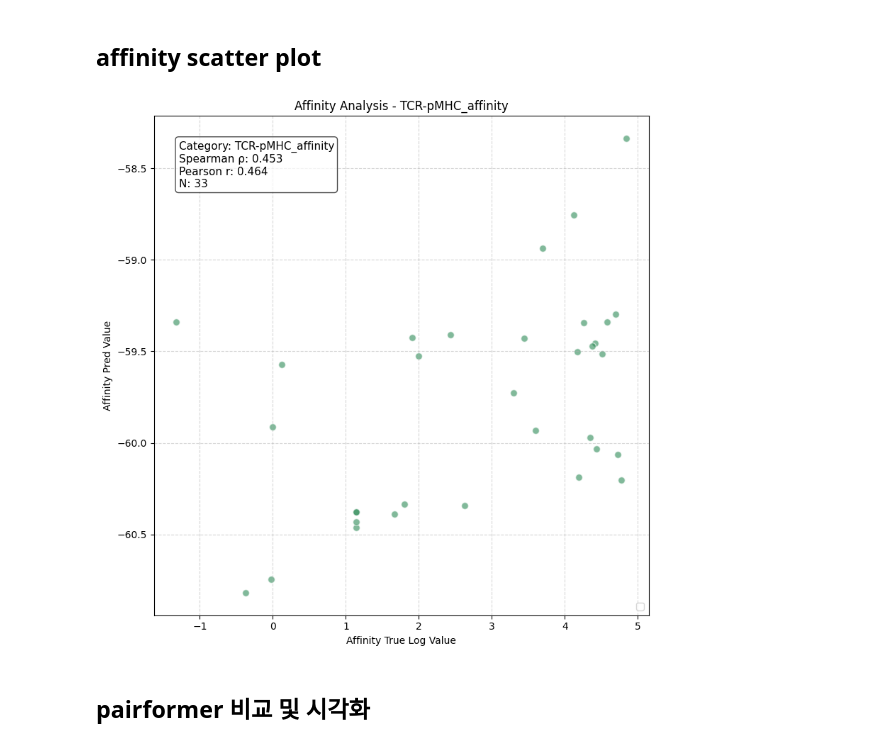
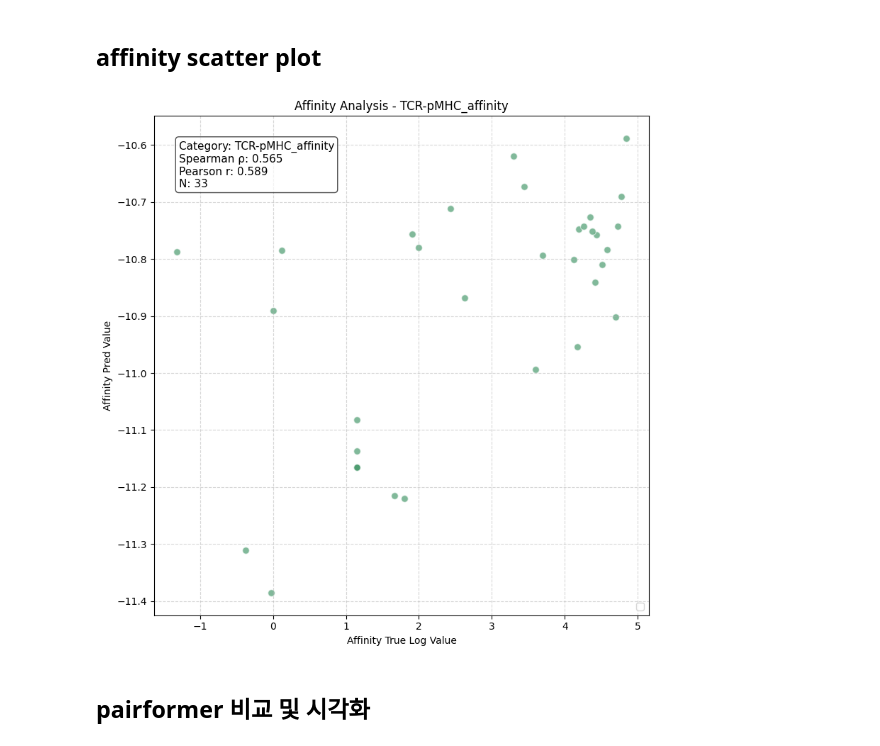
Before and after one commit to shp2001/protein-frame-flow, a Jupyter notebook: notebook/check_metric.ipynb, the cells around one changed output. Saved outputs shown, nothing was run; the diff lists cells and outputs as text; code cells hidden in the pictures.

```diff
--- a/notebook/check_metric.ipynb
+++ b/notebook/check_metric.ipynb
@@ -473,7 +473,7 @@ select_category = "TCR-pMHC_affinity" # Unknown_affinity, TCR-pMHC_affinity, Ant
 # -------------------------------------------------
 # 2. 경로 설정
 # -------------------------------------------------
-base_path = "/home/psh/protein-frame-flow/inference_outputs/v2.4.0_affinity_no_norm_g/2026-02-10_21-32-21/epoch=51-step=1404/run_2026-02-11_20-08-49"
+base_path = "/home/psh/protein-frame-flow/inference_outputs/v2.4.0_affinity_no_norm_g_4_ratio/2026-02-11_22-08-25/epoch=41-step=2394/run_2026-02-12_18-35-09"
 
 
 # -------------------------------------------------
@@ -541,34 +541,34 @@ if len(preds) > 0:
         f"Category: {select_category}\n"
         f"Spearman ρ: {spearman_corr:.3f}\n"
         f"Pearson r: {pearson_corr:.3f}\n"
         f"N: {found_count}"
     )
 
     plt.gca().text(
         0.05,
         0.95,
         stats_text,
         transform=plt.gca().transAxes,
         fontsize=11,
         verticalalignment="top",
         bbox=dict(boxstyle="round", facecolor="white", alpha=0.7)
     )
 
     plt.xlabel("Affinity True Log Value")
     plt.ylabel("Affinity Pred Value")
     plt.title(f"Affinity Analysis - {select_category}")
 
     plt.legend(loc="lower right")
     plt.grid(True, linestyle="--", alpha=0.5)
 
     plt.tight_layout()
     plt.show()
 
 else:
     print(f"경고: '{select_category}' 카테고리에 해당하는 데이터를 찾지 못했습니다.")
     print("실제 JSON에 들어있는 카테고리 예시를 확인해보세요.")
 # %% [output]
-[figure, old version]
+[figure, new version]
 # %% [markdown]
 ## pairformer 비교 및 시각화
 # %%
```
Also changed, not shown: 3 other files.
